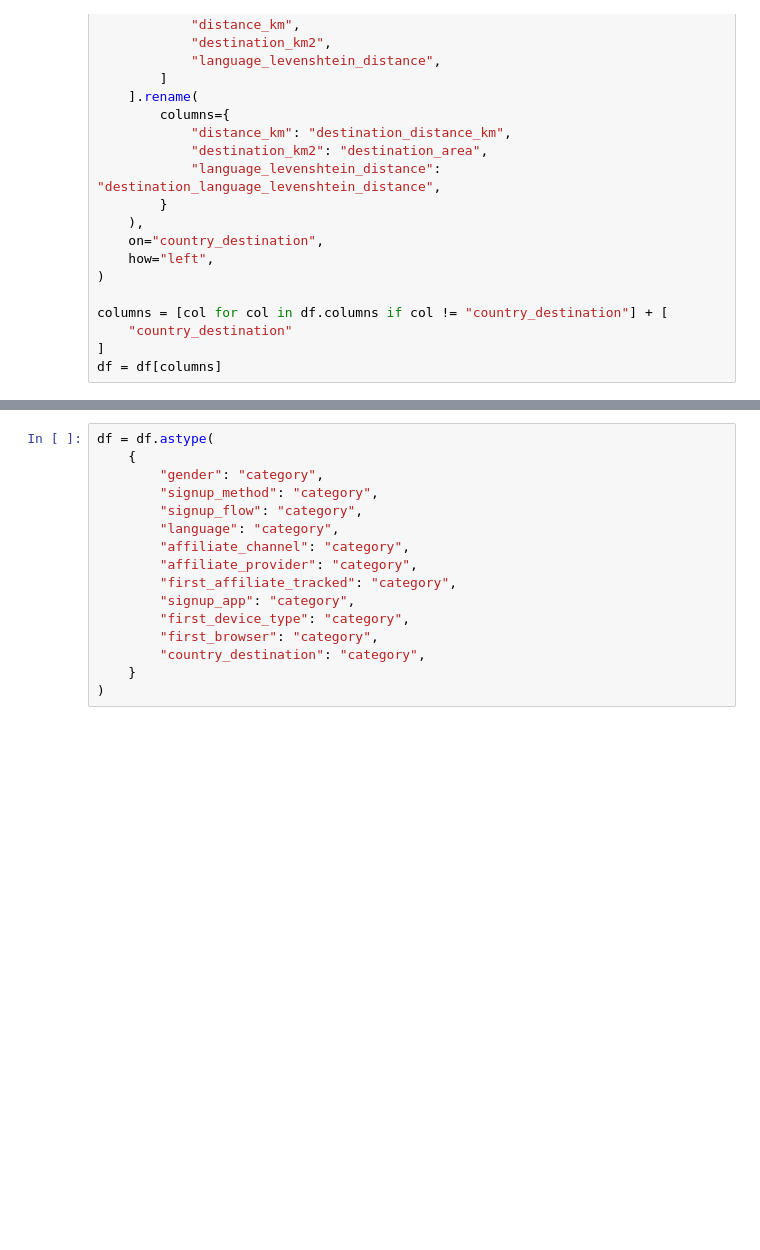
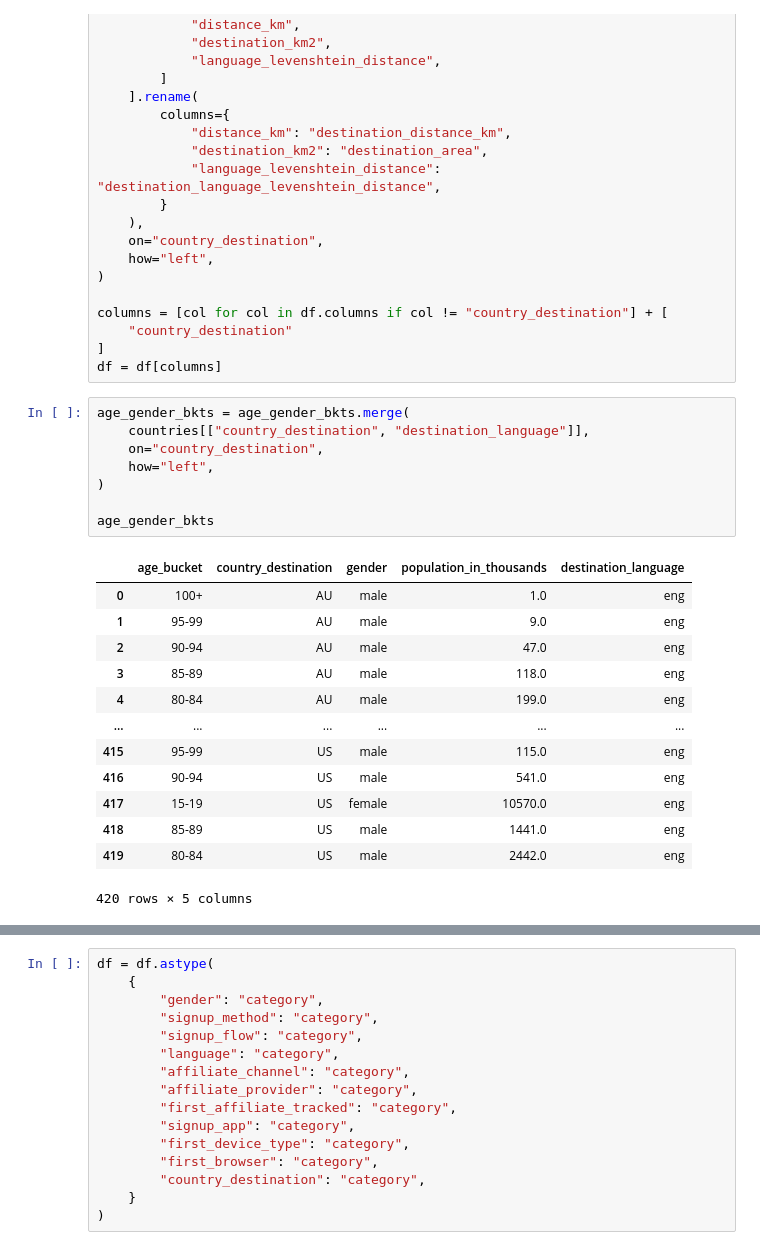
Before and after one commit to realJiaoKan/Airbnb-New-User-Bookings, a Jupyter notebook: 1.preprocess.ipynb, the cells around one changed output, grey strips where cells are left out. Drawn from its saved outputs; the diff is of its cells as text; blank space fills up the shorter version.

```diff
--- a/1.preprocess.ipynb
+++ b/1.preprocess.ipynb
@@ -91,3 +153,25 @@ columns = [col for col in df.columns if col != "country_destination"] + [
     "country_destination"
 ]
 df = df[columns]
+# %%
+age_gender_bkts = age_gender_bkts.merge(
+    countries[["country_destination", "destination_language"]],
+    on="country_destination",
+    how="left",
+)
+
+age_gender_bkts
+# %% [output]
+|  | age_bucket | country_destination | gender | population_in_thousands | destination_language |
+| 0 | 100+ | AU | male | 1.0 | eng |
+| 1 | 95-99 | AU | male | 9.0 | eng |
+| 2 | 90-94 | AU | male | 47.0 | eng |
+| 3 | 85-89 | AU | male | 118.0 | eng |
+| 4 | 80-84 | AU | male | 199.0 | eng |
+| ... | ... | ... | ... | ... | ... |
+| 415 | 95-99 | US | male | 115.0 | eng |
+| 416 | 90-94 | US | male | 541.0 | eng |
+| 417 | 15-19 | US | female | 10570.0 | eng |
+| 418 | 85-89 | US | male | 1441.0 | eng |
+| 419 | 80-84 | US | male | 2442.0 | eng |
+420 rows × 5 columns
```
Also changed, not shown: parts of 12 cells of this notebook, 2 other files.
